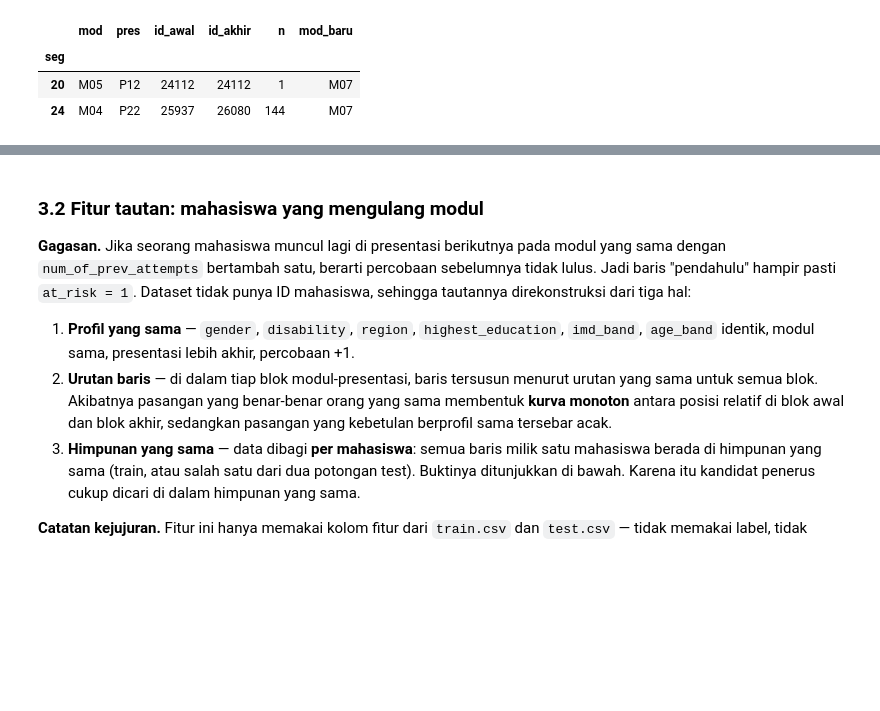
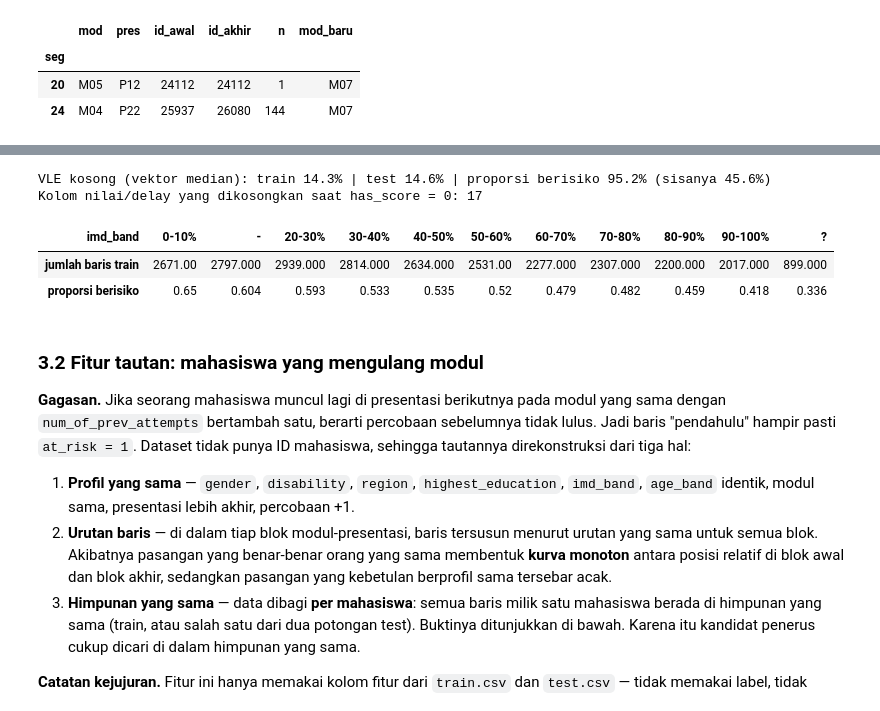
Before and after one commit to zhhraid/dscobinus, a Jupyter notebook: notebooks/99_final_submission.ipynb, the cells around one changed output, grey strips where cells are left out. Saved outputs shown, nothing was run; the diff lists cells and outputs as text; code cells hidden in the pictures; blank space fills up the shorter version.

```diff
--- a/notebooks/99_final_submission.ipynb
+++ b/notebooks/99_final_submission.ipynb
@@ -411,3 +424,41 @@ Baris yang kode modulnya diperbaiki: 145 | di test: 0
+# %%
+VLE_COUNT = ["interaction_volume", "active_days", "unique_sites", "unique_activity_types", "week1_interactions", "week2_interactions",
+             "week3_interactions", "week4_interactions", "early_interactions", "late_interactions", "active_weeks"]
+VLE_OTHER = ["avg_daily_interactions", "max_daily_interactions", "interaction_variability", "first_activity_day", "last_activity_day",
+             "interaction_trend", "late_to_early_interactions_ratio", "avg_interactions_per_active_day", "avg_interactions_per_active_week", "activity_span_days"]
+SCORE_COLS = [c for c in train.columns if "score" in c and c != "has_score"] + [c for c in train.columns if "delay" in c]
+IMD_ORDER = {"0-10%": 0, "-": 1, "20-30%": 2, "30-40%": 3, "40-50%": 4, "50-60%": 5, "60-70%": 6, "70-80%": 7, "80-90%": 8, "90-100%": 9}
+EDU_ORDER = {"Unknown": 0, "Lower Than A Level": 1, "A Level": 2, "He Qualification": 3, "Post Graduate Qualification": 4}
+AGE_ORDER = {"0-35": 0, "35-55": 1, "55<=": 2}
+
+def vle_none_mask(df):
+    return ((df["interaction_volume"] == 182) & (df["active_days"] == 10) & (df["unique_sites"] == 20)
+            & (df["first_activity_day"] == 1) & (df["last_activity_day"] == 26))
+
+def treat_imputed(df):
+    df = df.copy()
+    none = vle_none_mask(df)
+    df["vle_none"] = none.astype(int)
+    df.loc[none, VLE_COUNT] = 0
+    df.loc[none, VLE_OTHER] = np.nan
+    df.loc[df["has_score"] == 0, SCORE_COLS] = np.nan
+    df["imd_ord"] = df["imd_band"].map(IMD_ORDER)          # "?" -> NaN
+    df["edu_ord"] = df["highest_education"].map(EDU_ORDER)
+    df["age_ord"] = df["age_band"].map(AGE_ORDER)
+    return df
+
+none_tr = vle_none_mask(train)
+print(f"VLE kosong (vektor median): train {none_tr.mean():.1%} | test {vle_none_mask(test).mean():.1%} | proporsi berisiko {train.loc[none_tr, TARGET].mean():.1%} (sisanya {train.loc[~none_tr, TARGET].mean():.1%})")
+print("Kolom nilai/delay yang dikosongkan saat has_score = 0:", len(SCORE_COLS))
+imd_tab = full_id.iloc[:n_train].assign(y=y).groupby("imd_band")["y"].agg(["size", "mean"]).reindex(list(IMD_ORDER) + ["?"])
+imd_tab.columns = ["jumlah baris train", "proporsi berisiko"]
+imd_tab.round(3).T
+# %% [output]
+VLE kosong (vektor median): train 14.3% | test 14.6% | proporsi berisiko 95.2% (sisanya 45.6%)
+Kolom nilai/delay yang dikosongkan saat has_score = 0: 17
+| imd_band | 0-10% | - | 20-30% | 30-40% | 40-50% | 50-60% | 60-70% | 70-80% | 80-90% | 90-100% | ? |
+| jumlah baris train | 2671.00 | 2797.000 | 2939.000 | 2814.000 | 2634.000 | 2531.00 | 2277.000 | 2307.000 | 2200.000 | 2017.000 | 899.000 |
+| proporsi berisiko | 0.65 | 0.604 | 0.593 | 0.533 | 0.535 | 0.52 | 0.479 | 0.482 | 0.459 | 0.418 | 0.336 |
 # %% [markdown]
 ### 3.2 Fitur tautan: mahasiswa yang mengulang modul
 
```
Also changed, not shown: parts of 23 cells of this notebook, 6 other files.
